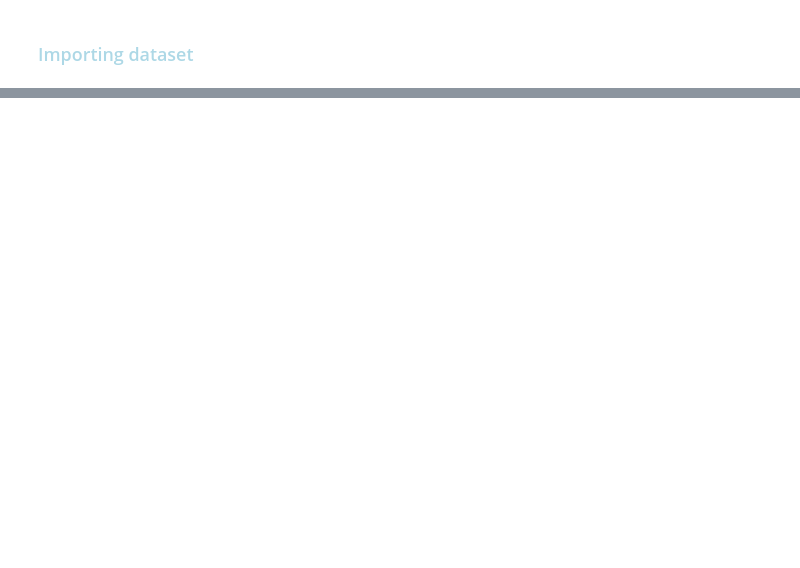
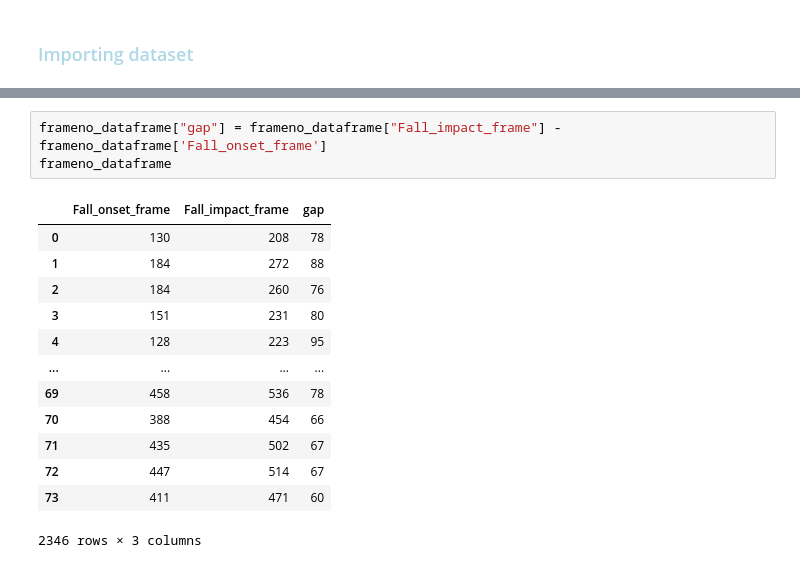
Before and after one commit to Andr0id16/FallDetection, a Jupyter notebook: data_preprocessing.ipynb, the cells around one changed output, grey strips where cells are left out. Cells and saved outputs as stored; diff of their text form; blank space fills up the shorter version.

```diff
--- a/data_preprocessing.ipynb
+++ b/data_preprocessing.ipynb
@@ -47,0 +106,17 @@ Total:  5075
+# %%
+frameno_dataframe["gap"] = frameno_dataframe["Fall_impact_frame"] -  frameno_dataframe['Fall_onset_frame']
+frameno_dataframe
+# %% [output]
+|  | Fall_onset_frame | Fall_impact_frame | gap |
+| 0 | 130 | 208 | 78 |
+| 1 | 184 | 272 | 88 |
+| 2 | 184 | 260 | 76 |
+| 3 | 151 | 231 | 80 |
+| 4 | 128 | 223 | 95 |
+| ... | ... | ... | ... |
+| 69 | 458 | 536 | 78 |
+| 70 | 388 | 454 | 66 |
+| 71 | 435 | 502 | 67 |
+| 72 | 447 | 514 | 67 |
+| 73 | 411 | 471 | 60 |
+2346 rows × 3 columns
```
Also changed, not shown: parts of 16 cells of this notebook, 1 other file.
